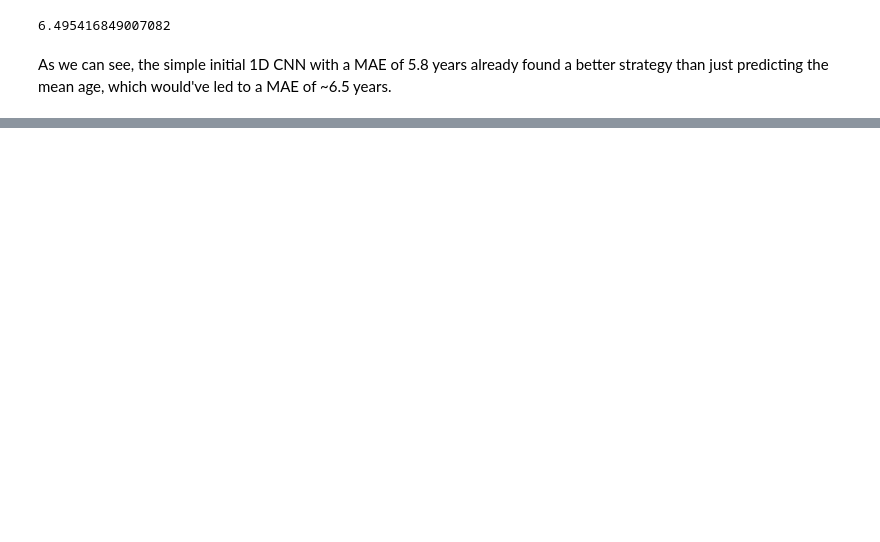
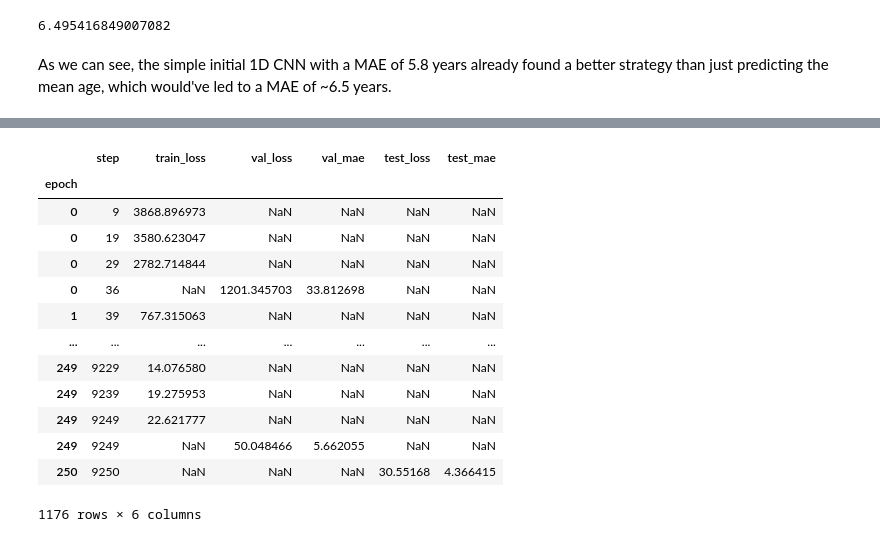
Before and after one commit to laura-riedel/IM, a Jupyter notebook: src/ICA25 - 1D CNN initial.ipynb, the cells around one changed output, grey strips where cells are left out. Saved outputs shown, nothing was run; the diff lists cells and outputs as text; code cells hidden in the pictures; blank space fills up the shorter version.

```diff
--- a/src/ICA25 - 1D CNN initial.ipynb
+++ b/src/ICA25 - 1D CNN initial.ipynb
@@ -159,0 +309,13 @@ cuda02                      Thu Jun  1 14:37:36 2023  470.182.03
+# %%
+for info_type in ['train_idx', 'val_idx', 'test_idx']:
+    model_1_idx = set()
+    model_2_idx = set()
+    for model in ['1', '2']:
+        train_idx = utils.load_datainfo(path+model+'/', info_type)
+        if model == '1':
+            model_1_idx = set(train_idx)
+        else:
+            model_2_idx = set(train_idx)
+    print(f'Items in model 1 {info_type} idx: {len(model_1_idx)}')
+    print(f'Items in model 2 {info_type} idx: {len(model_2_idx)}')
+    print(f'Shared amount of {info_type} idx: {len(model_1_idx.intersection(model_2_idx))}\n')
@@ -258,0 +450,19 @@ utils.plot_training(data=metrics, title='Training visualisation of the initial m
+# %%
+metrics = utils.get_saved_metrics(path+'Logs/version_0/')
+# %%
+metrics
+# %% [output]
+|  | step | train_loss | val_loss | val_mae | test_loss | test_mae |
+| epoch |  |  |  |  |  |  |
+| 0 | 9 | 3868.896973 | NaN | NaN | NaN | NaN |
+| 0 | 19 | 3580.623047 | NaN | NaN | NaN | NaN |
+| 0 | 29 | 2782.714844 | NaN | NaN | NaN | NaN |
+| 0 | 36 | NaN | 1201.345703 | 33.812698 | NaN | NaN |
+| 1 | 39 | 767.315063 | NaN | NaN | NaN | NaN |
+| ... | ... | ... | ... | ... | ... | ... |
+| 249 | 9229 | 14.076580 | NaN | NaN | NaN | NaN |
+| 249 | 9239 | 19.275953 | NaN | NaN | NaN | NaN |
+| 249 | 9249 | 22.621777 | NaN | NaN | NaN | NaN |
+| 249 | 9249 | NaN | 50.048466 | 5.662055 | NaN | NaN |
+| 250 | 9250 | NaN | NaN | NaN | 30.55168 | 4.366415 |
+1176 rows × 6 columns
```
Also changed, not shown: parts of 22 cells of this notebook, 56 other files.
